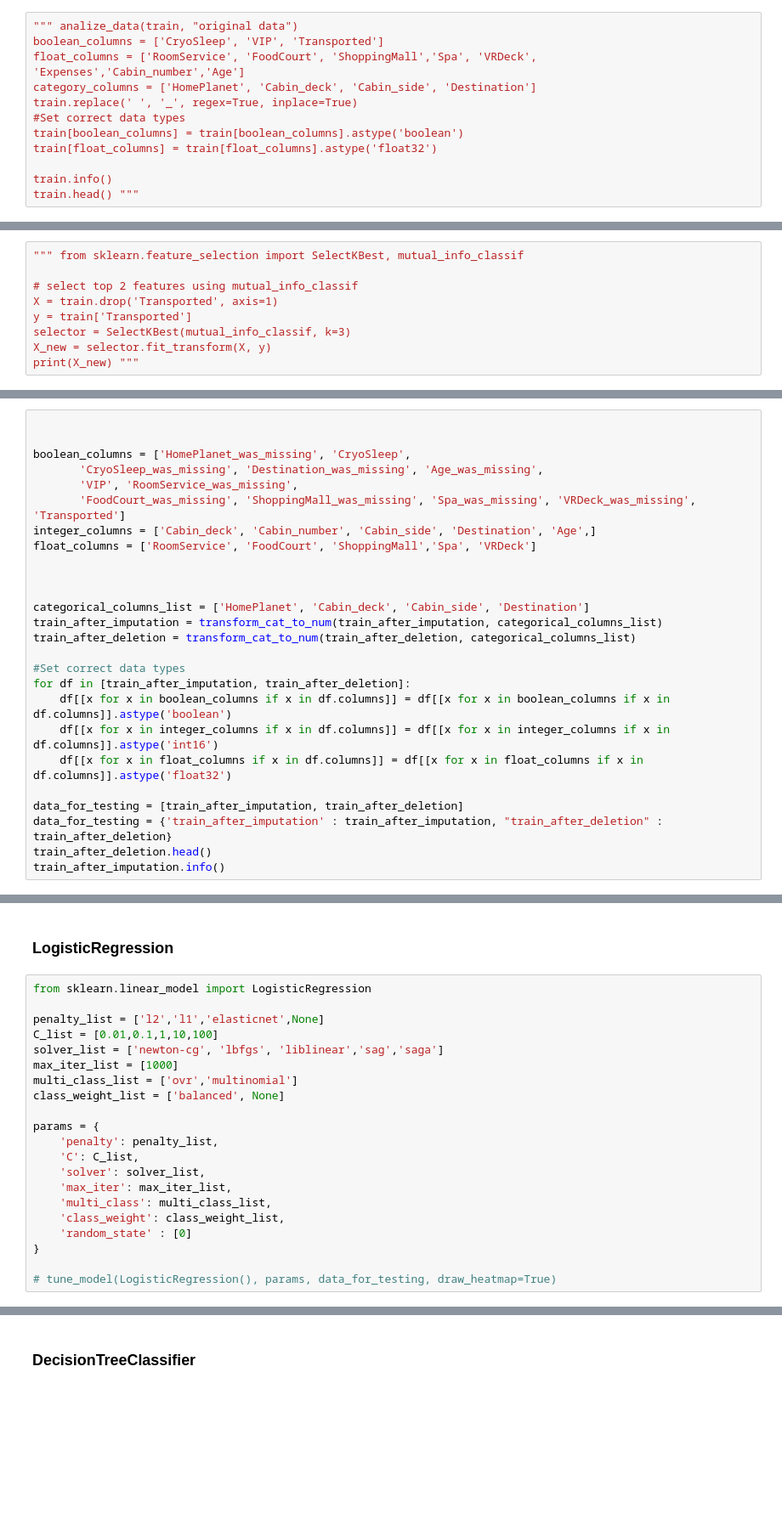
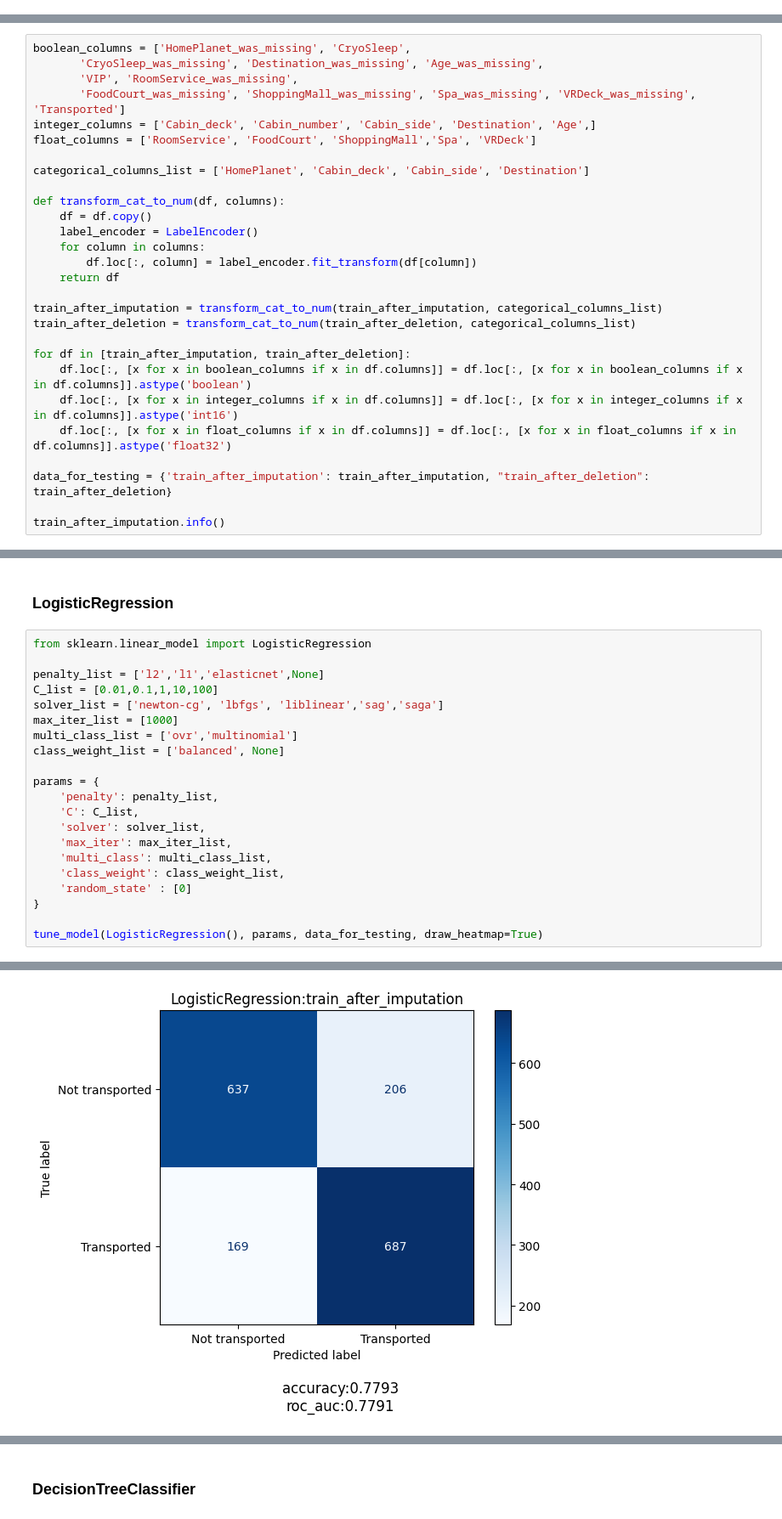
Before and after one commit to filip-kobus/spaceship-titanic-kaggle, a Jupyter notebook: notebook.ipynb, the cells around one changed output, grey strips where cells are left out. Shown at 85% size. Cells and saved outputs as stored; diff of their text form; blank space fills up the shorter version.

```diff
--- a/notebook.ipynb
+++ b/notebook.ipynb
@@ -151,12 +148,0 @@ train.head()
-# %%
-""" analize_data(train, "original data")
-boolean_columns = ['CryoSleep', 'VIP', 'Transported']
-float_columns = ['RoomService', 'FoodCourt', 'ShoppingMall','Spa', 'VRDeck', 'Expenses','Cabin_number','Age']
-category_columns = ['HomePlanet', 'Cabin_deck', 'Cabin_side', 'Destination']
-train.replace(' ', '_', regex=True, inplace=True)
-#Set correct data types
-train[boolean_columns] = train[boolean_columns].astype('boolean')
-train[float_columns] = train[float_columns].astype('float32')
-
-train.info()
-train.head() """
@@ -165,9 +148,0 @@ train.head() """
-# %%
-""" from sklearn.feature_selection import SelectKBest, mutual_info_classif
-
-# select top 2 features using mutual_info_classif
-X = train.drop('Transported', axis=1)
-y = train['Transported']
-selector = SelectKBest(mutual_info_classif, k=3)
-X_new = selector.fit_transform(X, y)
-print(X_new) """
@@ -486,8 +459,6 @@ def transform_cat_to_num(df, category_list):
 # %% [markdown]
 Fix data types
 # %%
-
-
 boolean_columns = ['HomePlanet_was_missing', 'CryoSleep',
        'CryoSleep_was_missing', 'Destination_was_missing', 'Age_was_missing',
        'VIP', 'RoomService_was_missing',
@@ -495,20 +466,24 @@ boolean_columns = ['HomePlanet_was_missing', 'CryoSleep',
 integer_columns = ['Cabin_deck', 'Cabin_number', 'Cabin_side', 'Destination', 'Age',]
 float_columns = ['RoomService', 'FoodCourt', 'ShoppingMall','Spa', 'VRDeck']
 
+categorical_columns_list = ['HomePlanet', 'Cabin_deck', 'Cabin_side', 'Destination']
 
+def transform_cat_to_num(df, columns):
+    df = df.copy()
+    label_encoder = LabelEncoder()
+    for column in columns:
+        df.loc[:, column] = label_encoder.fit_transform(df[column])
+    return df
 
-categorical_columns_list = ['HomePlanet', 'Cabin_deck', 'Cabin_side', 'Destination']
 train_after_imputation = transform_cat_to_num(train_after_imputation, categorical_columns_list)
 train_after_deletion = transform_cat_to_num(train_after_deletion, categorical_columns_list)
 
-#Set correct data types
 for df in [train_after_imputation, train_after_deletion]:
-    df[[x for x in boolean_columns if x in df.columns]] = df[[x for x in boolean_columns if x in df.columns]].astype('boolean')
-    df[[x for x in integer_columns if x in df.columns]] = df[[x for x in integer_columns if x in df.columns]].astype('int16')
-    df[[x for x in float_columns if x in df.columns]] = df[[x for x in float_columns if x in df.columns]].astype('float32')
+    df.loc[:, [x for x in boolean_columns if x in df.columns]] = df.loc[:, [x for x in boolean_columns if x in df.columns]].astype('boolean')
+    df.loc[:, [x for x in integer_columns if x in df.columns]] = df.loc[:, [x for x in integer_columns if x in df.columns]].astype('int16')
+    df.loc[:, [x for x in float_columns if x in df.columns]] = df.loc[:, [x for x in float_columns if x in df.columns]].astype('float32')
 
-data_for_testing = [train_after_imputation, train_after_deletion]
-data_for_testing = {'train_after_imputation' : train_after_imputation, "train_after_deletion" : train_after_deletion}
-train_after_deletion.head()
+data_for_testing = {'train_after_imputation': train_after_imputation, "train_after_deletion": train_after_deletion}
+
 train_after_imputation.info()
 # %% [output]
@@ -613,4 +654,5 @@ params = {
     'random_state' : [0]
 }
 
-# tune_model(LogisticRegression(), params, data_for_testing, draw_heatmap=True)
+tune_model(LogisticRegression(), params, data_for_testing, draw_heatmap=True)
+# %% [output]
@@ -616,0 +676 @@ params = {
+[figure, added]
```
Also changed, not shown: parts of 21 cells of this notebook.
